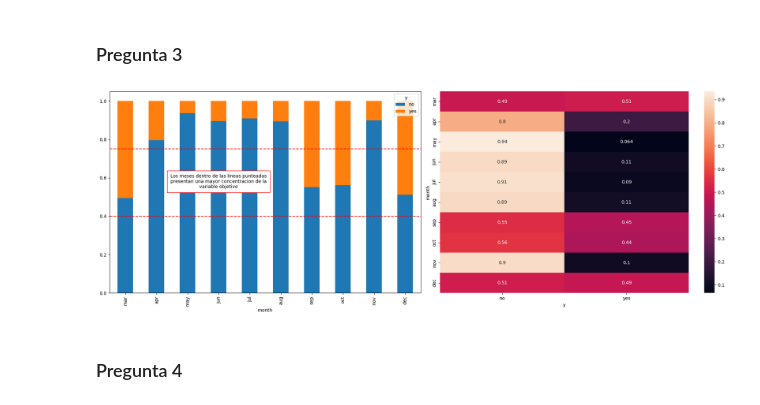
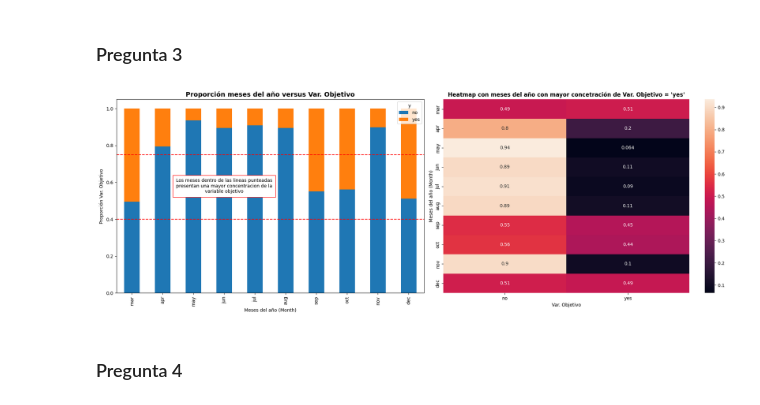
Before and after one commit to Hemersson7/Estadistica, a Jupyter notebook: Tarea1.ipynb, the cells around one changed output. Saved outputs shown, nothing was run; the diff lists cells and outputs as text; code cells hidden in the pictures.

```diff
--- a/Tarea1.ipynb
+++ b/Tarea1.ipynb
@@ -237,26 +237,33 @@ plt.tight_layout()
 # %%
 orden_month = ["jan", "feb", "mar", "apr", "may", "jun","jul", "aug", "sep", "oct", "nov", "dec"]
 data["month"] = pd.Categorical(data["month"], categories = orden_month, ordered = True )
 
 fig, axes = plt.subplots(1,2, figsize = (20,7))
 tabla_proporciones = pd.crosstab(data["month"], data["y"], normalize = "index")
+tabla_proporciones.plot(kind = "bar", ax = axes[0], stacked = True )
+axes[0].set_title("Proporción meses del año versus Var. Objetivo", fontsize = 14, fontweight = "bold")
+axes[0].set_ylabel("Proporción Var. Objetivo")
+axes[0].set_xlabel("Meses del año (Month)")
 axes[0].axhline(y=0.75, color='red', linestyle='--')
 axes[0].axhline(y=0.4, color='red', linestyle='--')
 axes[0].text(
     x= 3, y = 0.58,
     s = """Los meses dentro de las lineas punteadas\npresentan una mayor concentracion de la\nvariable objetivo""",
     ha="center", va = "center",
     bbox = {"facecolor": "white",
             "edgecolor": "red",
             "boxstyle": "square, pad = 0.7"}
 
 
 )
-tabla_proporciones.plot(kind = "bar", ax = axes[0], stacked = True )
+
 sns.heatmap(tabla_proporciones, ax = axes[1], annot = True)
+axes[1]. set_title("Heatmap con meses del año con mayor concetración de Var. Objetivo = 'yes'", fontweight="bold")
+axes[1].set_xlabel("Var. Objetivo")
+axes[1].set_ylabel("Meses del año (Month)")
 plt.tight_layout()
 # %% [output]
-[figure, old version]
+[figure, new version]
 # %% [markdown]
 ### Pregunta 4
 # %%
```
